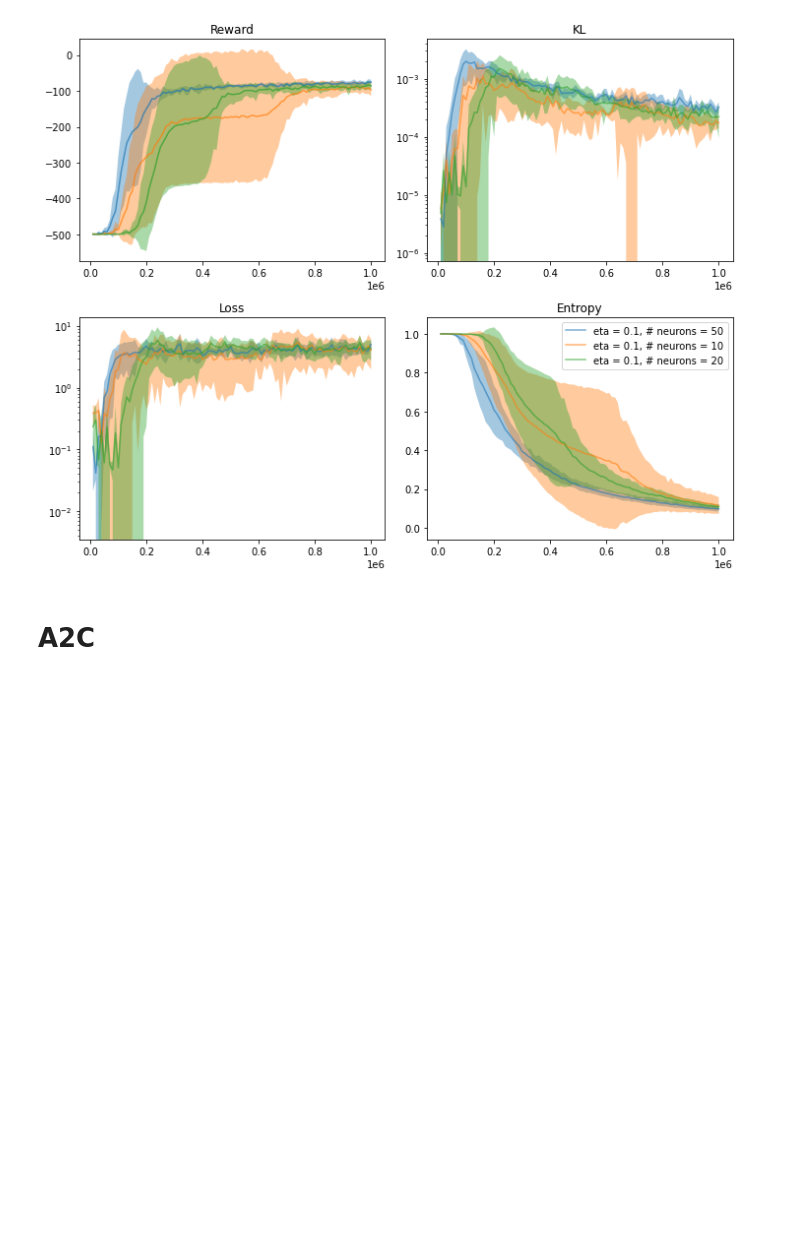
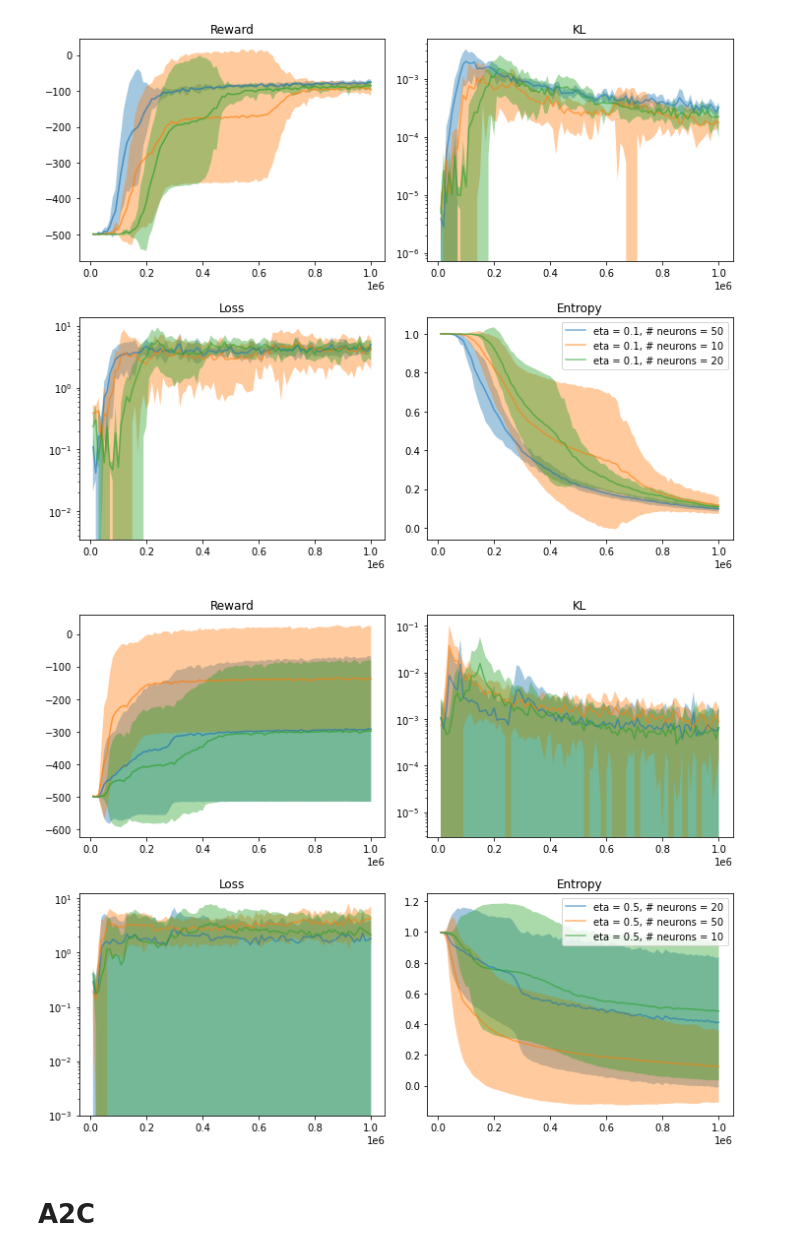
Before and after one commit to riccardodv/MirrorRL, a Jupyter notebook: analyse.ipynb, the cells around one changed output. Cells and saved outputs as stored; diff of their text form; code cells hidden in the pictures; blank space fills up the shorter version.

```diff
--- a/analyse.ipynb
+++ b/analyse.ipynb
@@ -144,7 +144,7 @@ def plot_all_av_std_by_pmts(path, limsup = None, time = False):
         with open(path+f+"/params.json") as fpms:
             pms = load(fpms)
         if limsup != None:
-            _df = _df[_df["time_total_s"]<limsup]
+            _df = _df[_df.index<limsup]
         _df["eta"] = pms["eta"]
         _df["nb_add_neurone_per_iter"] = pms["nb_add_neurone_per_iter"]
         _df["nb_samp_per_iter"] = pms["nb_samp_per_iter"]
@@ -210,6 +210,12 @@ plot_all_av_std_by_pmts(path, limsup = None, time = False)
 plt.savefig("./Figures/CaRL_acrobot__"+path.replace("/","_")+".png")
 # %% [output]
 [figure]
+# %%
+path = 'ray_results/run_2022-05-21_12-25-09/'
+plot_all_av_std_by_pmts(path, limsup = None, time = False)
+plt.savefig("./Figures/CaRL_acrobot__"+path.replace("/","_")+".png")
+# %% [output]
+[figure, added]
 # %% [markdown]
 # A2C
 # %%
```
Also changed, not shown: parts of 12 cells of this notebook, 5 other files.
